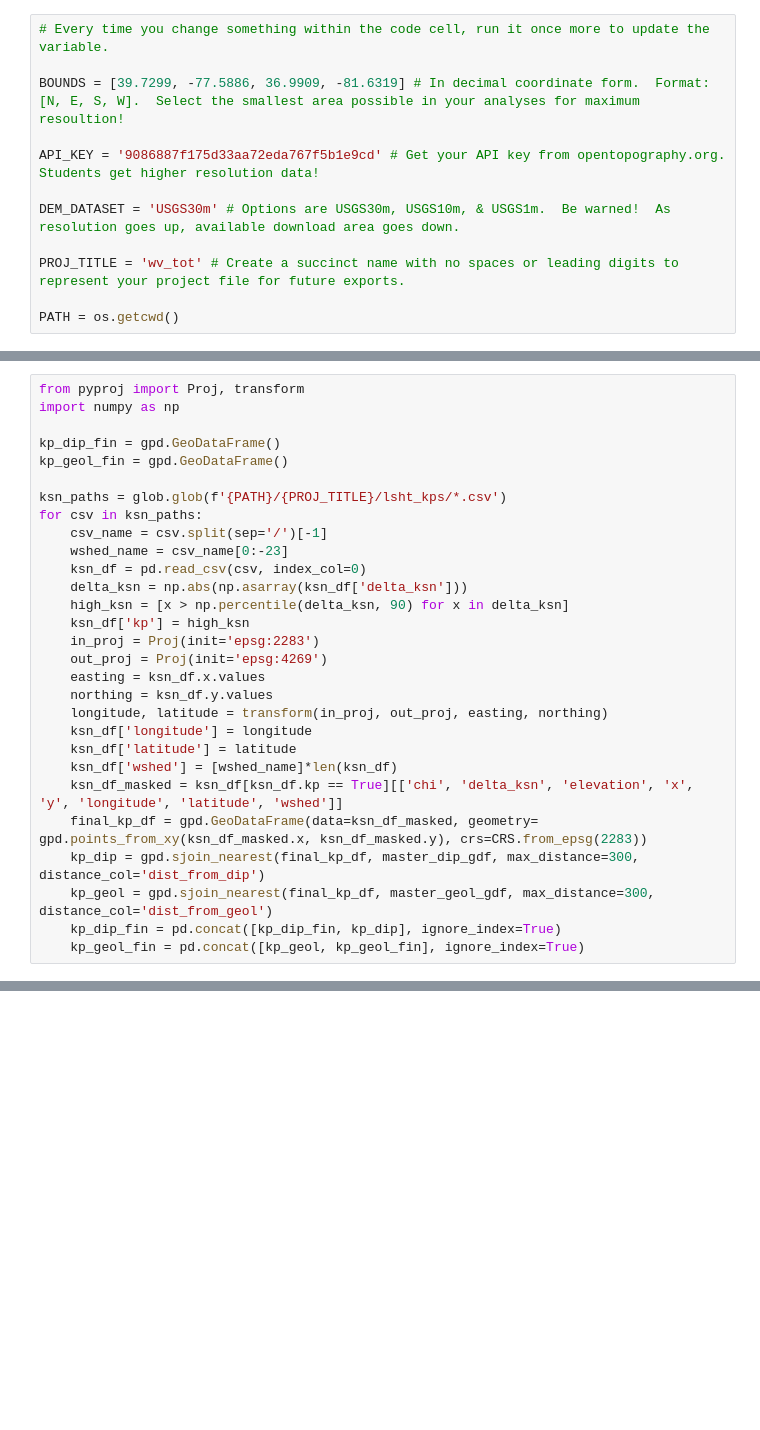
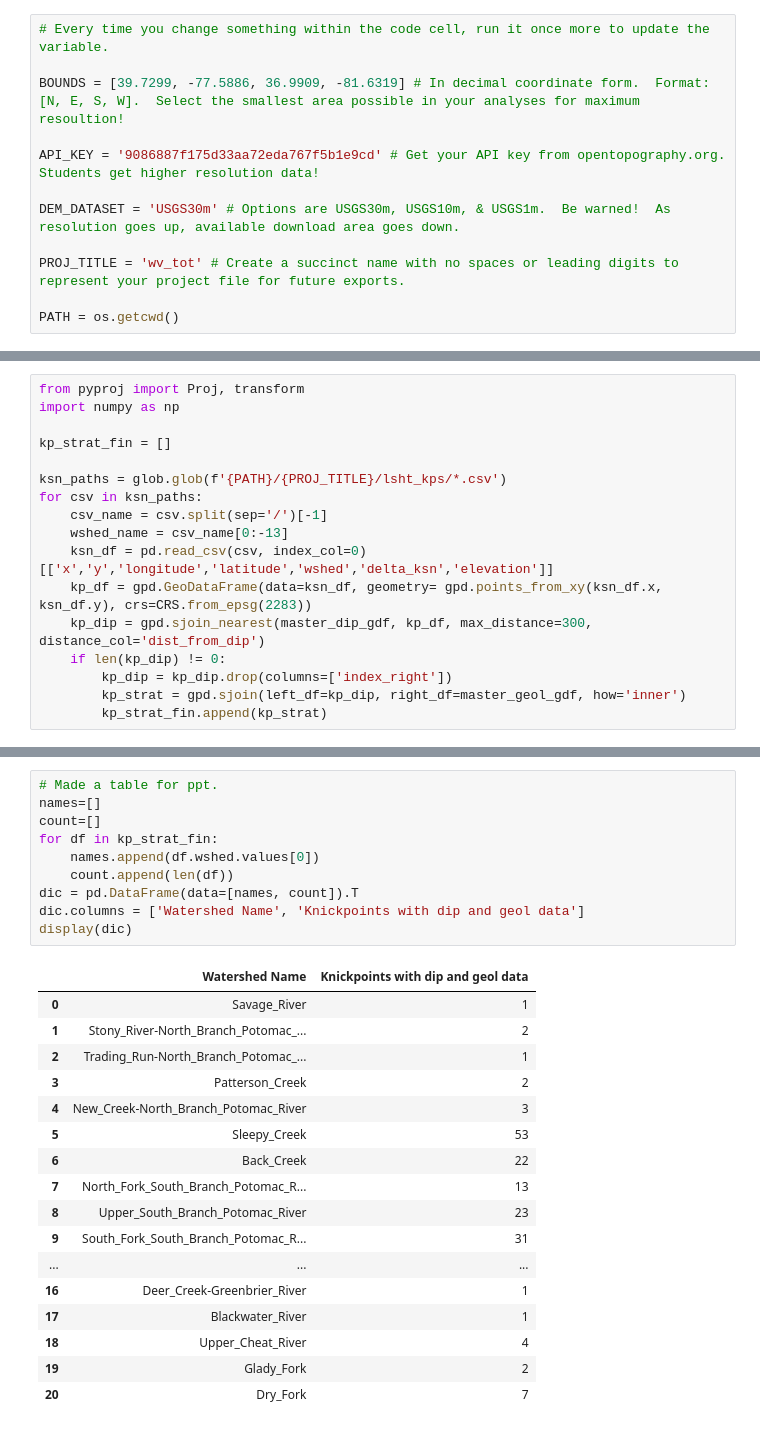
Before and after one commit to ntlewis1251/Nick-Lewis-Research, a Jupyter notebook: working_files/jupyter_proto/wv_dip_analyses.ipynb, the cells around one changed output, grey strips where cells are left out. Cells and saved outputs as stored; diff of their text form; blank space fills up the shorter version.

```diff
--- a/working_files/jupyter_proto/wv_dip_analyses.ipynb
+++ b/working_files/jupyter_proto/wv_dip_analyses.ipynb
@@ -69,28 +47,16 @@ display(master_geol_gdf)
 from pyproj import Proj, transform
 import numpy as np
 
-kp_dip_fin = gpd.GeoDataFrame()
-kp_geol_fin = gpd.GeoDataFrame()
+kp_strat_fin = []
 
 ksn_paths = glob.glob(f'{PATH}/{PROJ_TITLE}/lsht_kps/*.csv')
 for csv in ksn_paths:
     csv_name = csv.split(sep='/')[-1]
-    wshed_name = csv_name[0:-23]
-    ksn_df = pd.read_csv(csv, index_col=0)
-    delta_ksn = np.abs(np.asarray(ksn_df['delta_ksn']))
-    high_ksn = [x > np.percentile(delta_ksn, 90) for x in delta_ksn]
-    ksn_df['kp'] = high_ksn
-    in_proj = Proj(init='epsg:2283')
-    out_proj = Proj(init='epsg:4269')
-    easting = ksn_df.x.values
-    northing = ksn_df.y.values
-    longitude, latitude = transform(in_proj, out_proj, easting, northing)
-    ksn_df['longitude'] = longitude
-    ksn_df['latitude'] = latitude
-    ksn_df['wshed'] = [wshed_name]*len(ksn_df)
-    ksn_df_masked = ksn_df[ksn_df.kp == True][['chi', 'delta_ksn', 'elevation', 'x', 'y', 'longitude', 'latitude', 'wshed']]
-    final_kp_df = gpd.GeoDataFrame(data=ksn_df_masked, geometry= gpd.points_from_xy(ksn_df_masked.x, ksn_df_masked.y), crs=CRS.from_epsg(2283))
-    kp_dip = gpd.sjoin_nearest(final_kp_df, master_dip_gdf, max_distance=300, distance_col='dist_from_dip')
-    kp_geol = gpd.sjoin_nearest(final_kp_df, master_geol_gdf, max_distance=300, distance_col='dist_from_geol')
-    kp_dip_fin = pd.concat([kp_dip_fin, kp_dip], ignore_index=True)
-    kp_geol_fin = pd.concat([kp_geol, kp_geol_fin], ignore_index=True)
+    wshed_name = csv_name[0:-13]
+    ksn_df = pd.read_csv(csv, index_col=0)[['x','y','longitude','latitude','wshed','delta_ksn','elevation']]
+    kp_df = gpd.GeoDataFrame(data=ksn_df, geometry= gpd.points_from_xy(ksn_df.x, ksn_df.y), crs=CRS.from_epsg(2283))
+    kp_dip = gpd.sjoin_nearest(master_dip_gdf, kp_df, max_distance=300, distance_col='dist_from_dip')
+    if len(kp_dip) != 0:
+        kp_dip = kp_dip.drop(columns=['index_right'])
+        kp_strat = gpd.sjoin(left_df=kp_dip, right_df=master_geol_gdf, how='inner')
+        kp_strat_fin.append(kp_strat)
@@ -133,0 +207,28 @@ sns.violinplot(data=kp_geol_fin, x='unit_abbrv', y='elevation', hue='unit_abbrv'
+# %%
+# Made a table for ppt.
+names=[]
+count=[]
+for df in kp_strat_fin:
+    names.append(df.wshed.values[0])
+    count.append(len(df))
+dic = pd.DataFrame(data=[names, count]).T
+dic.columns = ['Watershed Name', 'Knickpoints with dip and geol data']
+display(dic)
+# %% [output]
+|  | Watershed Name | Knickpoints with dip and geol data |
+| 0 | Savage_River | 1 |
+| 1 | Stony_River-North_Branch_Potomac_... | 2 |
+| 2 | Trading_Run-North_Branch_Potomac_... | 1 |
+| 3 | Patterson_Creek | 2 |
+| 4 | New_Creek-North_Branch_Potomac_River | 3 |
+| 5 | Sleepy_Creek | 53 |
+| 6 | Back_Creek | 22 |
+| 7 | North_Fork_South_Branch_Potomac_R... | 13 |
+| 8 | Upper_South_Branch_Potomac_River | 23 |
+| 9 | South_Fork_South_Branch_Potomac_R... | 31 |
+| ... | ... | ... |
+| 16 | Deer_Creek-Greenbrier_River | 1 |
+| 17 | Blackwater_River | 1 |
+| 18 | Upper_Cheat_River | 4 |
+| 19 | Glady_Fork | 2 |
+| 20 | Dry_Fork | 7 |
```
Also changed, not shown: parts of 15 cells of this notebook, 1 other file.
